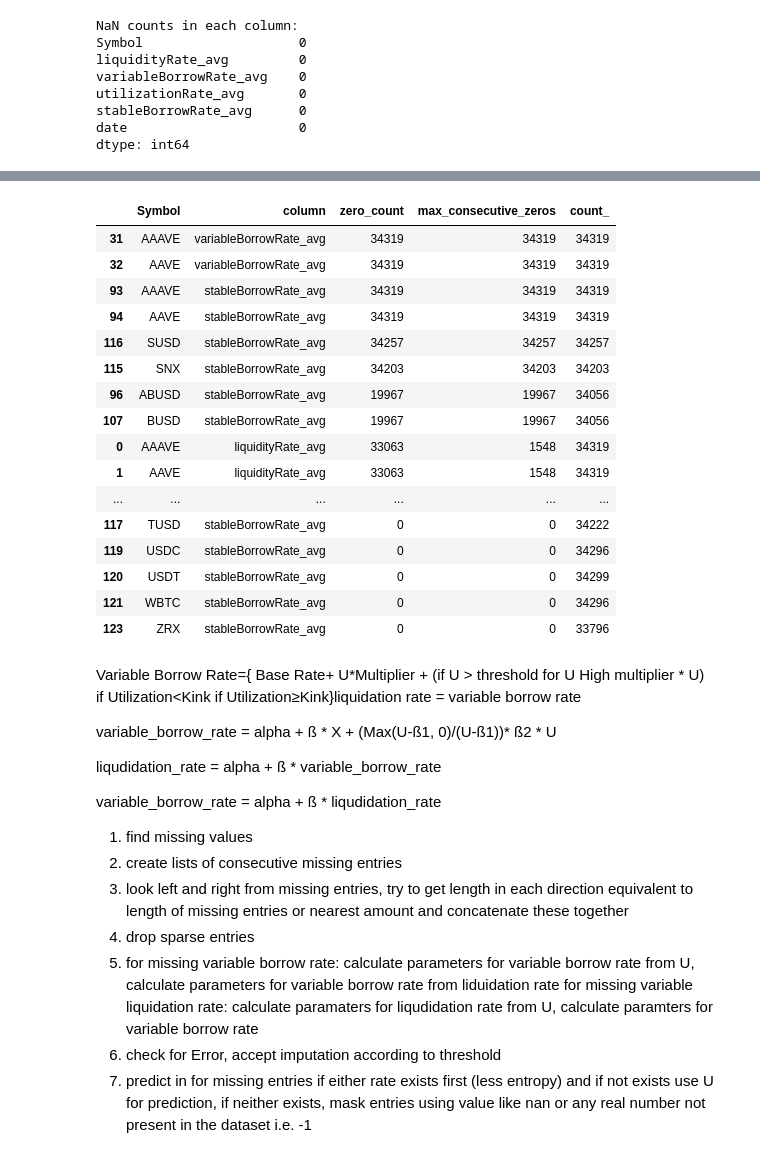
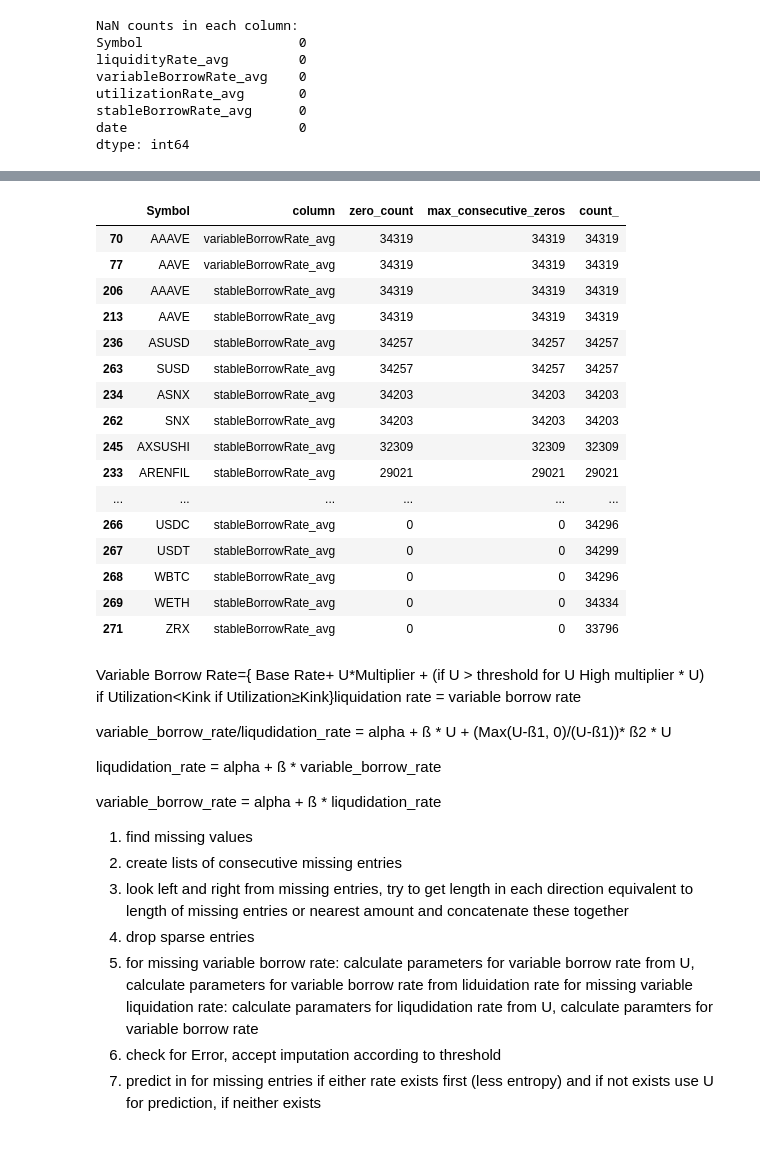
Before and after one commit to nikanhg/Funding_rate_Aave, a Jupyter notebook: Saam/Change_Lending_Borrowing_Table.ipynb, the cells around one changed output, grey strips where cells are left out. Saved outputs shown, nothing was run; the diff lists cells and outputs as text; code cells hidden in the pictures.

```diff
--- a/Saam/Change_Lending_Borrowing_Table.ipynb
+++ b/Saam/Change_Lending_Borrowing_Table.ipynb
@@ -165,47 +170,47 @@ results = []
 
 # Group by 'symbol'
 grouped = rates_df.groupby('Symbol')
 
 # Iterate over each numeric column
 for column in rates_df.select_dtypes(include='number').columns:
     # Calculate zeros and max consecutive zeros for each symbol and column
     summary = grouped[column].agg(
         zero_count=lambda x: (x == 0).sum(),  # Count of zeros
         max_consecutive_zeros=count_consecutive_zeros,  # Maximum consecutive zeros
         count_ = lambda x: (x.notnull()).sum()
     ).reset_index()
 
     # Add column name to the results
     summary['column'] = column
     results.append(summary)
 
 # Concatenate all results into a single DataFrame
 final_result = pd.concat(results, ignore_index=True)
 
 # Reorder columns for clarity
 final_result = final_result[['Symbol', 'column', 'zero_count', 'max_consecutive_zeros', 'count_']]
 
 final_result_sorted = final_result.sort_values(by=['max_consecutive_zeros', 'zero_count'], ascending=False)
 
 from IPython.display import HTML
 
 # Display DataFrame as scrollable output
-display(HTML(final_result_sorted.to_html(max_rows=180, max_cols=5)))
+display(HTML(final_result_sorted.to_html(max_rows=300, max_cols=5)))
 # %% [output]
 |  | Symbol | column | zero_count | max_consecutive_zeros | count_ |
-| 31 | AAAVE | variableBorrowRate_avg | 34319 | 34319 | 34319 |
-| 32 | AAVE | variableBorrowRate_avg | 34319 | 34319 | 34319 |
-| 93 | AAAVE | stableBorrowRate_avg | 34319 | 34319 | 34319 |
-| 94 | AAVE | stableBorrowRate_avg | 34319 | 34319 | 34319 |
-| 116 | SUSD | stableBorrowRate_avg | 34257 | 34257 | 34257 |
-| 115 | SNX | stableBorrowRate_avg | 34203 | 34203 | 34203 |
-| 96 | ABUSD | stableBorrowRate_avg | 19967 | 19967 | 34056 |
-| 107 | BUSD | stableBorrowRate_avg | 19967 | 19967 | 34056 |
-| 0 | AAAVE | liquidityRate_avg | 33063 | 1548 | 34319 |
-| 1 | AAVE | liquidityRate_avg | 33063 | 1548 | 34319 |
+| 70 | AAAVE | variableBorrowRate_avg | 34319 | 34319 | 34319 |
+| 77 | AAVE | variableBorrowRate_avg | 34319 | 34319 | 34319 |
+| 206 | AAAVE | stableBorrowRate_avg | 34319 | 34319 | 34319 |
+| 213 | AAVE | stableBorrowRate_avg | 34319 | 34319 | 34319 |
+| 236 | ASUSD | stableBorrowRate_avg | 34257 | 34257 | 34257 |
+| 263 | SUSD | stableBorrowRate_avg | 34257 | 34257 | 34257 |
+| 234 | ASNX | stableBorrowRate_avg | 34203 | 34203 | 34203 |
+| 262 | SNX | stableBorrowRate_avg | 34203 | 34203 | 34203 |
+| 245 | AXSUSHI | stableBorrowRate_avg | 32309 | 32309 | 32309 |
+| 233 | ARENFIL | stableBorrowRate_avg | 29021 | 29021 | 29021 |
 | ... | ... | ... | ... | ... | ... |
-| 117 | TUSD | stableBorrowRate_avg | 0 | 0 | 34222 |
-| 119 | USDC | stableBorrowRate_avg | 0 | 0 | 34296 |
-| 120 | USDT | stableBorrowRate_avg | 0 | 0 | 34299 |
-| 121 | WBTC | stableBorrowRate_avg | 0 | 0 | 34296 |
-| 123 | ZRX | stableBorrowRate_avg | 0 | 0 | 33796 |
+| 266 | USDC | stableBorrowRate_avg | 0 | 0 | 34296 |
+| 267 | USDT | stableBorrowRate_avg | 0 | 0 | 34299 |
+| 268 | WBTC | stableBorrowRate_avg | 0 | 0 | 34296 |
+| 269 | WETH | stableBorrowRate_avg | 0 | 0 | 34334 |
+| 271 | ZRX | stableBorrowRate_avg | 0 | 0 | 33796 |
@@ -223,12 +224,12 @@ if Utilization≥Kink}
 liquidation rate = variable borrow rate
 
-variable_borrow_rate = alpha + ß * X  + (Max(U-ß1, 0)/(U-ß1))* ß2 * U
+variable_borrow_rate/liqudidation_rate = alpha + ß * U  + (Max(U-ß1, 0)/(U-ß1))* ß2 * U
 
 liqudidation_rate = alpha + ß * variable_borrow_rate
 
 variable_borrow_rate = alpha + ß * liqudidation_rate
 
-1.  find missing values
+1. find missing values
 2. create lists of consecutive missing entries
 3. look left and right from missing entries, try to get length in each direction equivalent to length of missing entries or nearest amount and concatenate these together
 4. drop sparse entries
@@ -236,5 +237,5 @@ variable_borrow_rate = alpha + ß * liqudidation_rate
 calculate parameters for variable borrow rate from liduidation rate
 for missing variable liquidation rate: calculate paramaters for liqudidation rate from U, calculate paramters for variable borrow rate
 6. check for Error, accept imputation according to threshold
-7. predict in for missing entries if either rate exists first (less entropy) and if not exists use U for prediction, if neither exists, mask entries using value like nan or any real number not present in the dataset i.e. -1
+7. predict in for missing entries if either rate exists first (less entropy) and if not exists use U for prediction, if neither exists
 # %%
```
Also changed, not shown: parts of 7 cells of this notebook, 2 other files.
